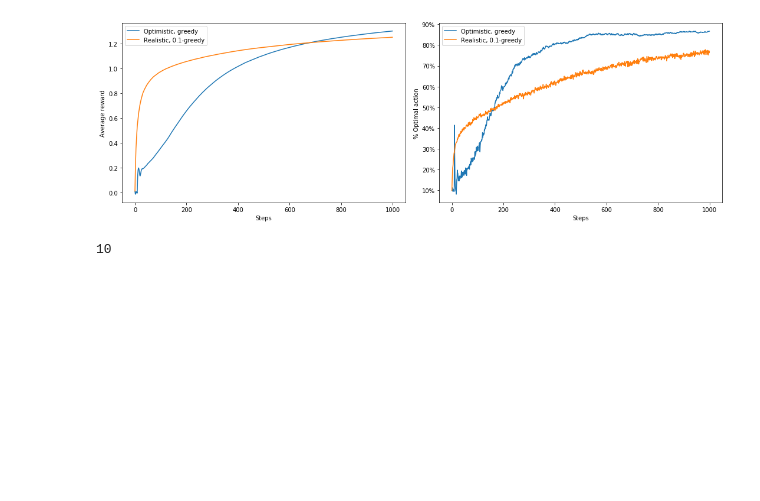
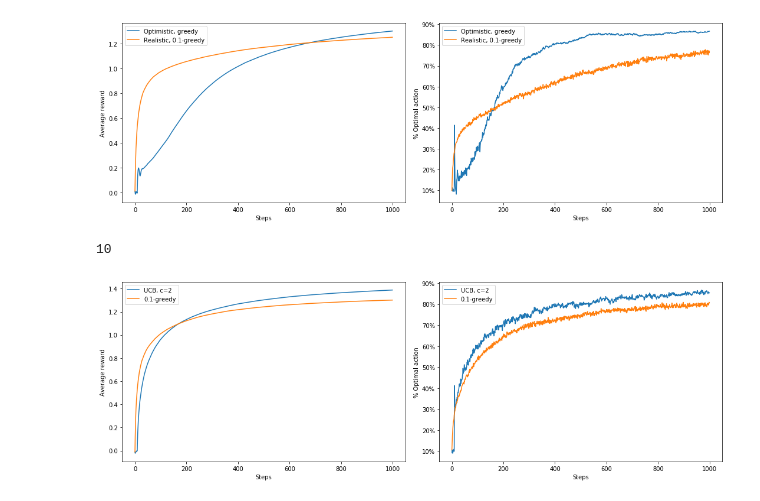
Before and after one commit to kevin1kevin1k/RL-playground, a Jupyter notebook: bandit.ipynb, the cells around one changed output. Cells and saved outputs as stored; diff of their text form; code cells hidden in the pictures; blank space fills up the shorter version.

```diff
--- a/bandit.ipynb
+++ b/bandit.ipynb
@@ -9,6 +9,7 @@ mean_inc, stddev_inc = 0.0, 0.01
 max_int = 2**32 - 1 # for random seed
 alpha = 0.1 # constant stepsize
 optimistic_initial_value = 5
+ucb_c = 2
 np.random.seed(2019)
 # %%
 class Method(Enum):
@@ -85,7 +95,7 @@ for i in range(2000):
 
     for j in range(len(epsilons)):
         np.random.seed(seed)
-        R, O = algorithm(Method.SAMPLE_AVERAGE, epsilon=epsilons[j])
+        R, O = run(Method.SAMPLE_AVERAGE, epsilon=epsilons[j])
         Rs[j].append(R)
         Os[j].append(O)
 
@@ -117,7 +127,7 @@ for i in range(100):
 
     for j in range(len(methods)):
         np.random.seed(seed)
-        R = algorithm(methods[j], epsilon=0.1, n_steps=10000, stationary=False)
+        R = run(methods[j], epsilon=0.1, n_steps=10000, stationary=False)
         Rs[j].append(R)
 
 for i in range(len(methods)):
@@ -142,7 +152,7 @@ for i in range(2000):
 
     for j, config in enumerate(configs):
         np.random.seed(seed)
-        R, O = algorithm(Method.CONSTANT_STEPSIZE, **config)
+        R, O = run(Method.CONSTANT_STEPSIZE, **config)
         Rs[j].append(R)
         Os[j].append(O)
 
@@ -173,3 +183,37 @@ early = np.mean(Os[0], axis=0)[:100]
 np.argmax(early)
 # %% [output]
 10
+# %%
+configs = [
+    {'ucb': True, 'epsilon': 0, 'name': 'UCB, c=2'},
+    {'ucb': False, 'epsilon': 0.1, 'name': '0.1-greedy'},
+]
+Rs = [[] for _ in range(len(configs))]
+Os = [[] for _ in range(len(configs))]
+
+for i in range(2000):
+    seed = np.random.randint(max_int)
+
+    for j, config in enumerate(configs):
+        np.random.seed(seed)
+        R, O = run(Method.SAMPLE_AVERAGE, **config)
+        Rs[j].append(R)
+        Os[j].append(O)
+
+ylabels = ['Average reward', '% Optimal action']
+plt.figure(figsize=(15, 5))
+for i, Ys in enumerate([Rs, Os]):
+    ax = plt.subplot(1, 2, i+1)
+    for j in range(len(configs)):
+        ax.plot(np.mean(Ys[j], axis=0))
+    yticks = ax.get_yticks()
+    ax.set_xlabel('Steps')
+    ax.set_ylabel(ylabels[i])
+    if '%' in ylabels[i]:
+        ax.set_yticklabels([f'{int(ytick*100)}%' for ytick in yticks])
+    ax.legend([config['name'] for config in configs])
+
+plt.tight_layout()
+plt.show()
+# %% [output]
+[figure, added]
```
Also changed, not shown: parts of 1 cell of this notebook.
